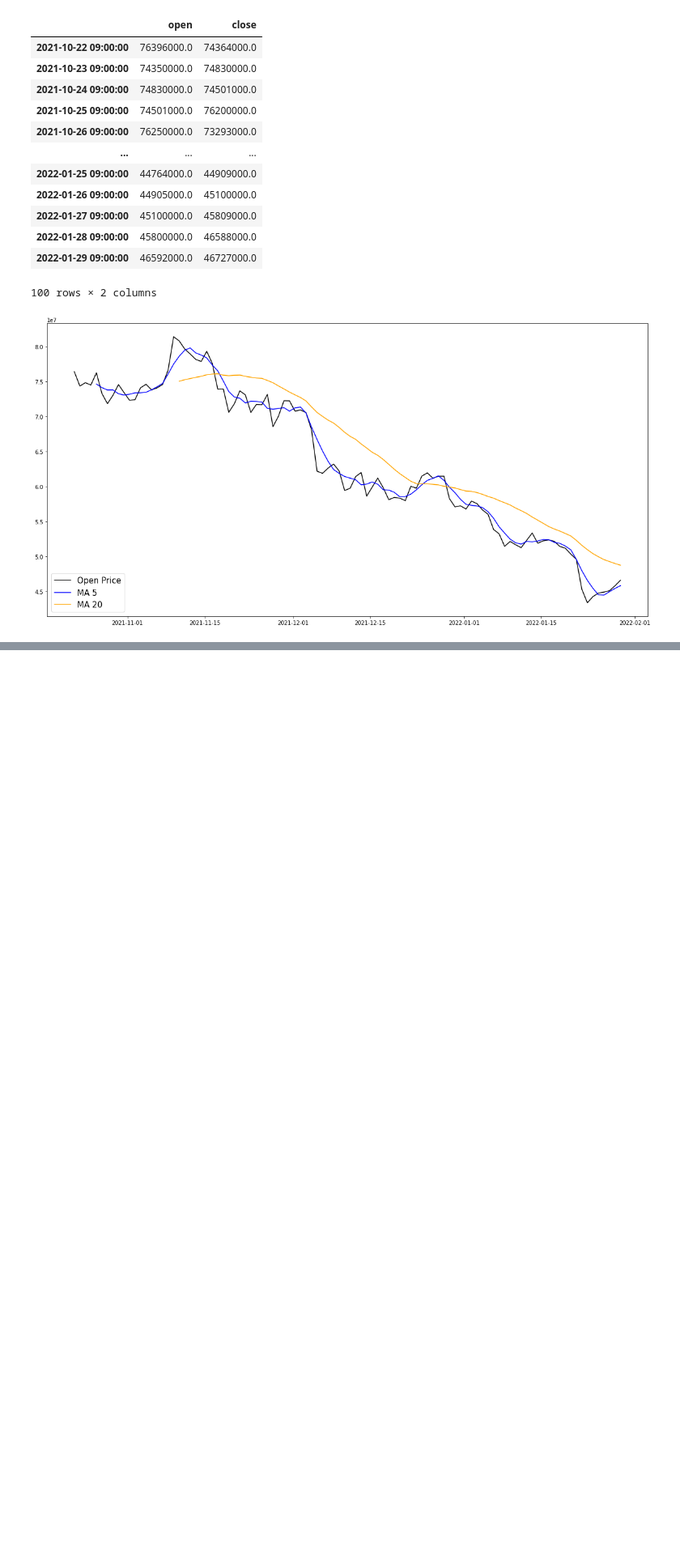
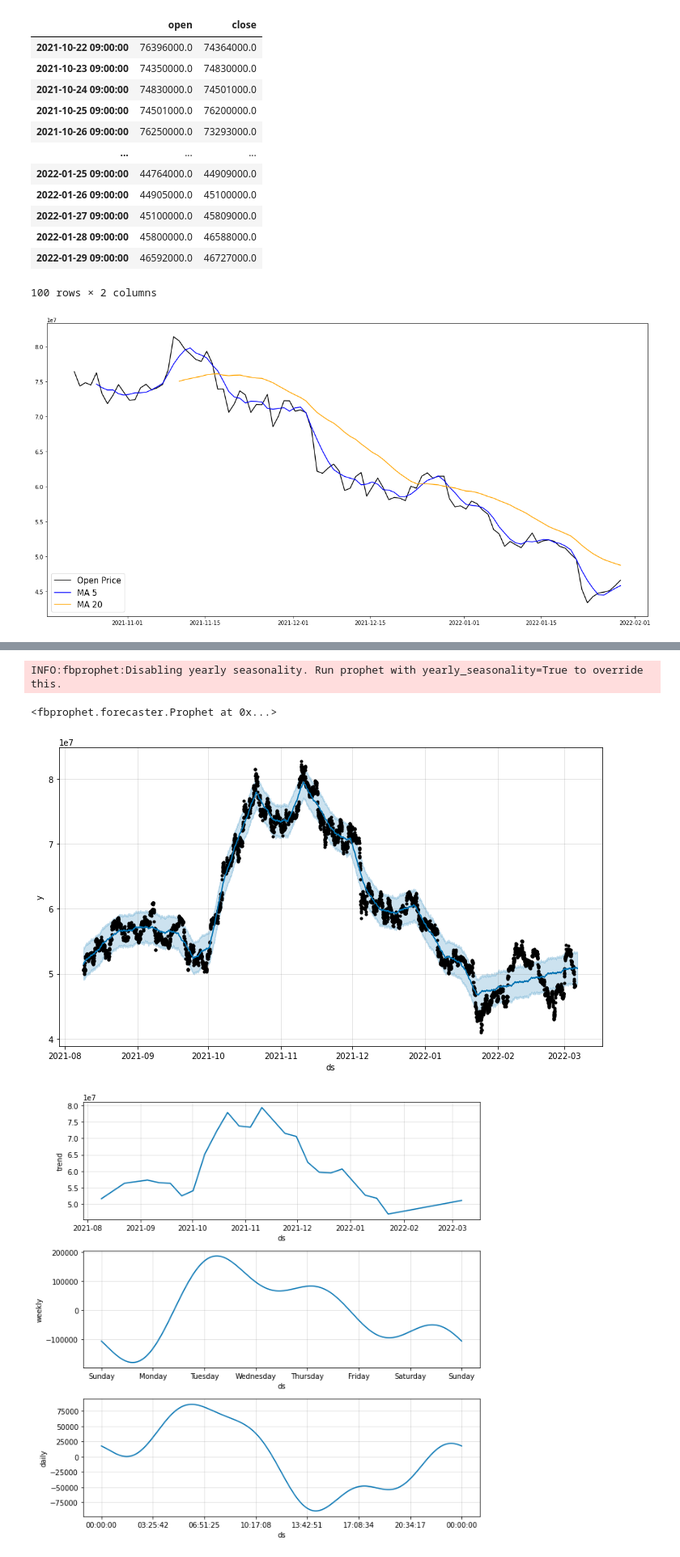
Before and after one commit to ghlim40/BT, a Jupyter notebook: 비트코인_예측_및_자동매매_연습코드.ipynb, the cells around one changed output, grey strips where cells are left out. Shown: that part at 81% size. Drawn from its saved outputs; the diff is of its cells as text; code cells hidden in the pictures; blank space fills up the shorter version.

```diff
--- a/비트코인_예측_및_자동매매_연습코드.ipynb
+++ b/비트코인_예측_및_자동매매_연습코드.ipynb
@@ -211,0 +198,9 @@ ValueError: ignored
+# %%
+df_predict = pyupbit.get_ohlcv(coin,count=5000, interval="minute60")
+df_predict
+
+df_predict = df_predict.reset_index()
+df_predict['ds'] = df_predict['index']
+df_predict['y'] = df_predict['close']
+data_predict = df_predict[['ds','y']]
+data_predict
@@ -211,0 +221,17 @@ ValueError: ignored
+# %%
+model = Prophet()
+model.fit(data_predict)
+# %% [output]
+INFO:fbprophet:Disabling yearly seasonality. Run prophet with yearly_seasonality=True to override this.
+<fbprophet.forecaster.Prophet at 0x...>
+# %%
+future = model.make_future_dataframe(periods=24, freq='H')
+forecast = model.predict(future)
+# %%
+#그래프1
+fig1 = model.plot(forecast)
+#그래프2
+fig2 = model.plot_components(forecast)
+# %% [output]
+[figure, added]
+[figure, added]
```
Also changed, not shown: parts of 11 cells of this notebook.
